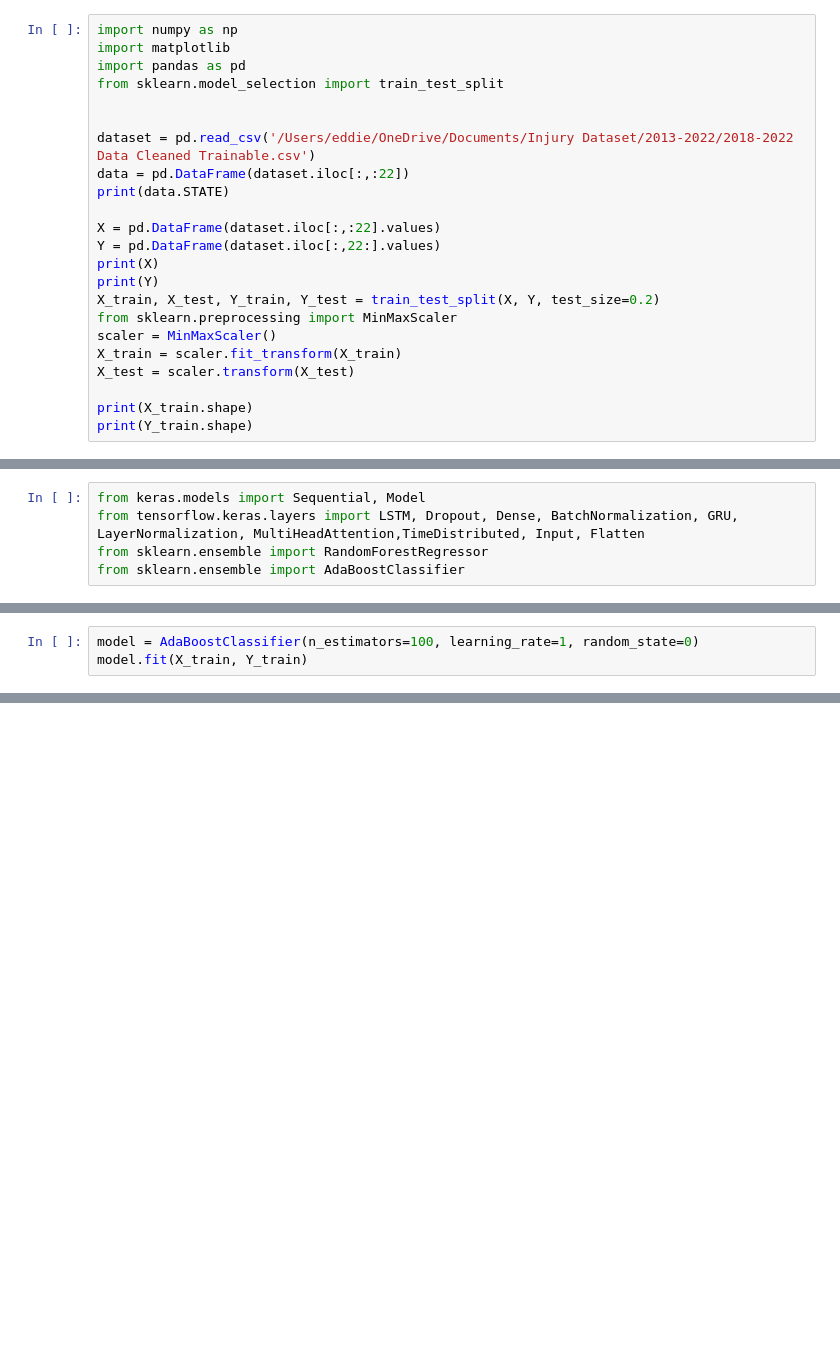
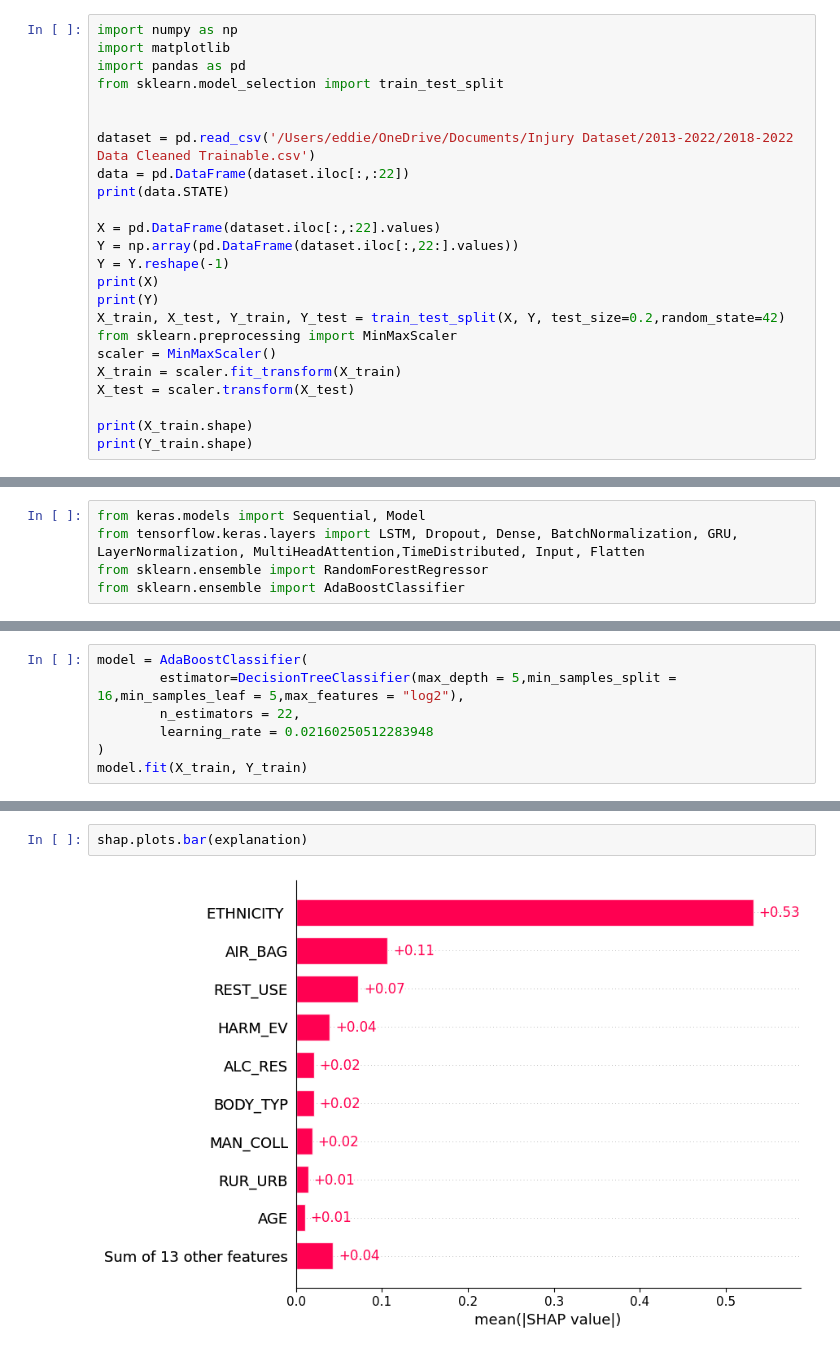
Before and after one commit to EddieZ18326/SSTP-Injury-Projects, a Jupyter notebook: Driver/Ensemble/Boosting/Adaboost.ipynb, the cells around one changed output, grey strips where cells are left out. Drawn from its saved outputs; the diff is of its cells as text; blank space fills up the shorter version.

Commit message:
added Bayesian Optimization and SHAP Analysis to Adaboost

```diff
--- a/Driver/Ensemble/Boosting/Adaboost.ipynb
+++ b/Driver/Ensemble/Boosting/Adaboost.ipynb
@@ -10,10 +10,11 @@ data = pd.DataFrame(dataset.iloc[:,:22])
 print(data.STATE)
 
 X = pd.DataFrame(dataset.iloc[:,:22].values)
-Y = pd.DataFrame(dataset.iloc[:,22:].values)
+Y = np.array(pd.DataFrame(dataset.iloc[:,22:].values))
+Y = Y.reshape(-1)
 print(X)
 print(Y)
-X_train, X_test, Y_train, Y_test = train_test_split(X, Y, test_size=0.2)
+X_train, X_test, Y_train, Y_test = train_test_split(X, Y, test_size=0.2,random_state=42)
 from sklearn.preprocessing import MinMaxScaler
 scaler = MinMaxScaler()
 X_train = scaler.fit_transform(X_train)
@@ -33,3 +102,7 @@ from sklearn.ensemble import AdaBoostClassifier
 # %%
-model = AdaBoostClassifier(n_estimators=100, learning_rate=1, random_state=0)
+model = AdaBoostClassifier(
+        estimator=DecisionTreeClassifier(max_depth = 5,min_samples_split = 16,min_samples_leaf = 5,max_features = "log2"),
+        n_estimators = 22,
+        learning_rate = 0.02160250512283948
+)
 model.fit(X_train, Y_train)
@@ -56,0 +154,4 @@ shap.plots.beeswarm(explanation)
+# %%
+shap.plots.bar(explanation)
+# %% [output]
+[figure, added]
```
Also changed, not shown: parts of 10 cells of this notebook.
